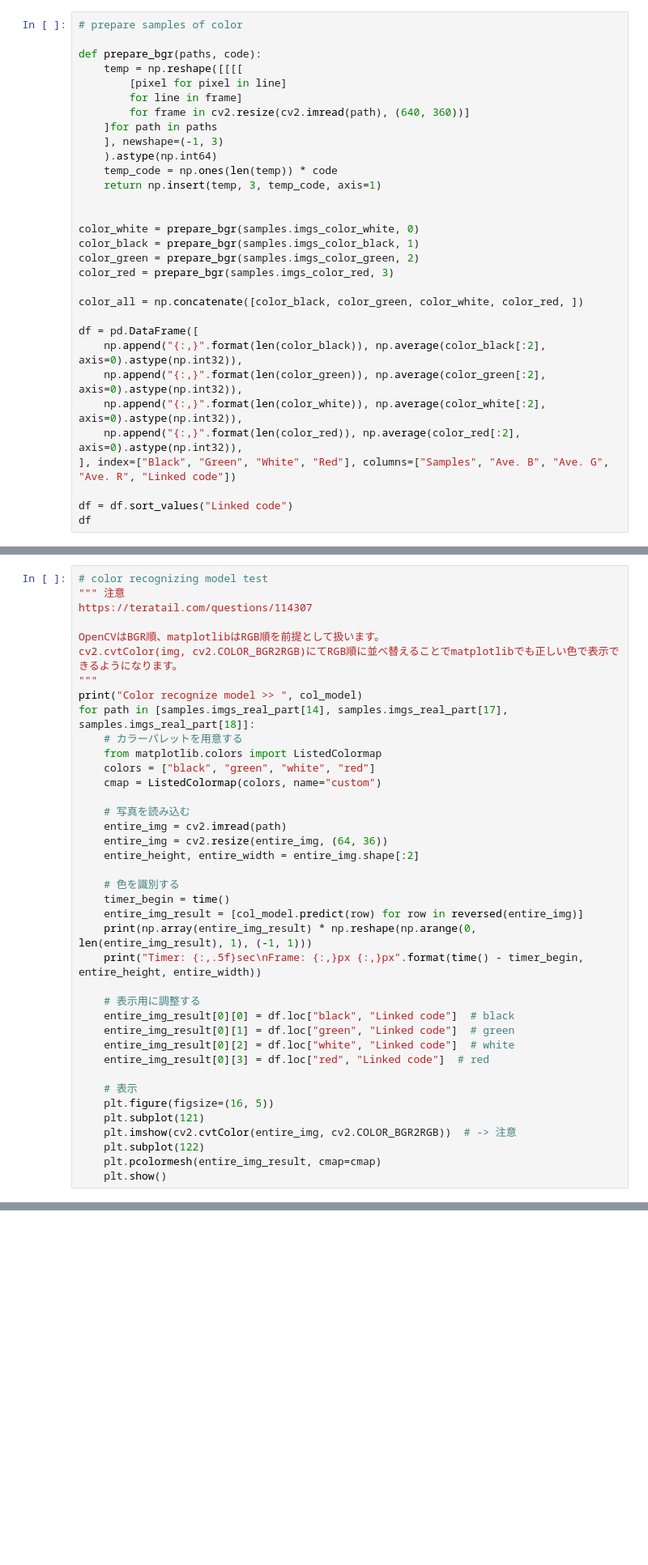
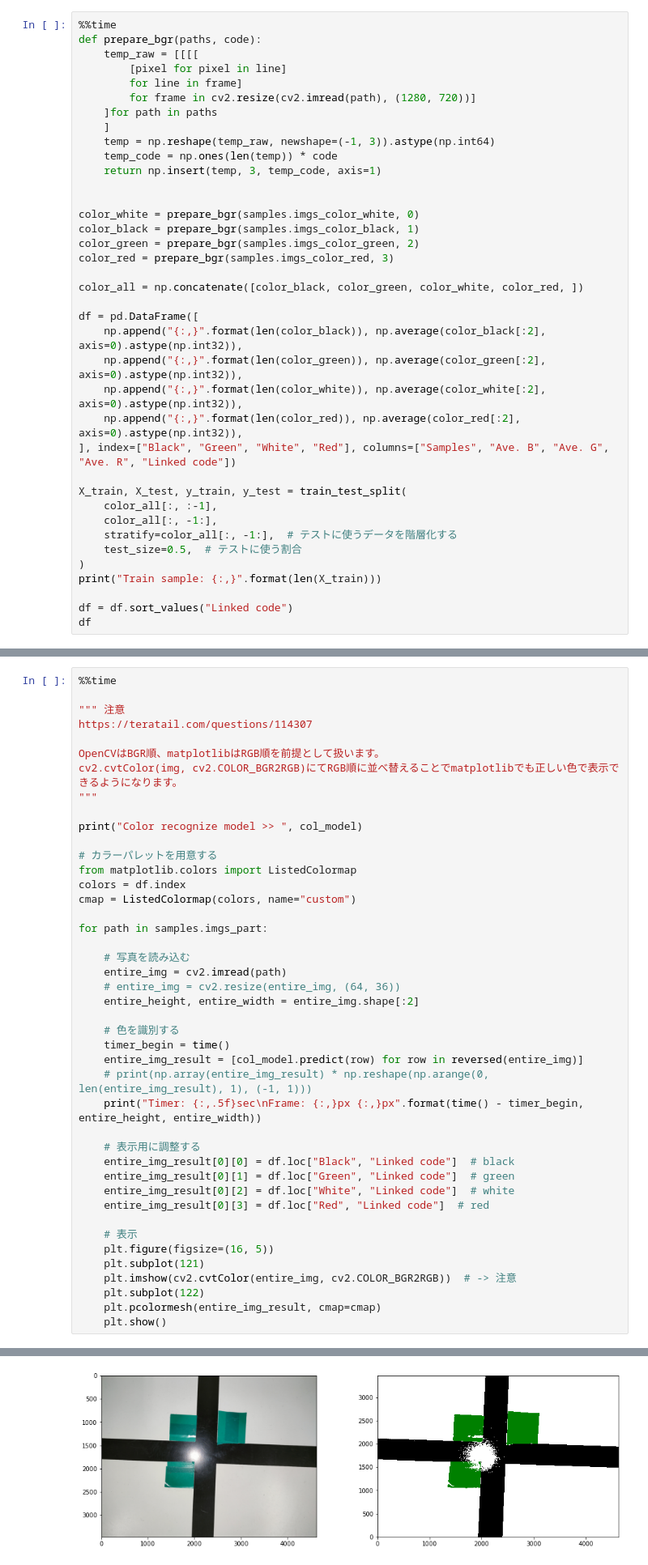
Before and after one commit to hashin2425/RoboCup_Cam, a Jupyter notebook: model_two/make_color.ipynb, the cells around one changed output, grey strips where cells are left out. Shown at 81% size. Saved outputs shown, nothing was run; the diff lists cells and outputs as text; blank space fills up the shorter version.

```diff
--- a/model_two/make_color.ipynb
+++ b/model_two/make_color.ipynb
@@ -66,14 +72,13 @@ samples = Samples_container()
 # %%
-# prepare samples of color
-
+%%time
 def prepare_bgr(paths, code):
-    temp = np.reshape([[[[
+    temp_raw = [[[[
         [pixel for pixel in line]
         for line in frame]
-        for frame in cv2.resize(cv2.imread(path), (640, 360))]
+        for frame in cv2.resize(cv2.imread(path), (1280, 720))]
     ]for path in paths
-    ], newshape=(-1, 3)
-    ).astype(np.int64)
+    ]
+    temp = np.reshape(temp_raw, newshape=(-1, 3)).astype(np.int64)
     temp_code = np.ones(len(temp)) * code
     return np.insert(temp, 3, temp_code, axis=1)
 
@@ -92,5 +97,13 @@ df = pd.DataFrame([
     np.append("{:,}".format(len(color_red)), np.average(color_red[:2], axis=0).astype(np.int32)),
 ], index=["Black", "Green", "White", "Red"], columns=["Samples", "Ave. B", "Ave. G", "Ave. R", "Linked code"])
 
+X_train, X_test, y_train, y_test = train_test_split(
+    color_all[:, :-1],
+    color_all[:, -1:],
+    stratify=color_all[:, -1:],  # テストに使うデータを階層化する
+    test_size=0.5,  # テストに使う割合
+)
+print("Train sample: {:,}".format(len(X_train)))
+
 df = df.sort_values("Linked code")
 df
@@ -117,34 +132,38 @@ print(classification_report(y_test, y_pred))
 # %%
-# color recognizing model test
+%%time
+
 """ 注意
 https://teratail.com/questions/114307
 
 OpenCVはBGR順、matplotlibはRGB順を前提として扱います。
 cv2.cvtColor(img, cv2.COLOR_BGR2RGB)にてRGB順に並べ替えることでmatplotlibでも正しい色で表示できるようになります。
 """
+
 print("Color recognize model >> ", col_model)
-for path in [samples.imgs_real_part[14], samples.imgs_real_part[17], samples.imgs_real_part[18]]:
-    # カラーパレットを用意する
-    from matplotlib.colors import ListedColormap
-    colors = ["black", "green", "white", "red"]
-    cmap = ListedColormap(colors, name="custom")
+
+# カラーパレットを用意する
+from matplotlib.colors import ListedColormap
+colors = df.index
+cmap = ListedColormap(colors, name="custom")
+
+for path in samples.imgs_part:
 
     # 写真を読み込む
     entire_img = cv2.imread(path)
-    entire_img = cv2.resize(entire_img, (64, 36))
+    # entire_img = cv2.resize(entire_img, (64, 36))
     entire_height, entire_width = entire_img.shape[:2]
 
     # 色を識別する
     timer_begin = time()
     entire_img_result = [col_model.predict(row) for row in reversed(entire_img)]
-    print(np.array(entire_img_result) * np.reshape(np.arange(0, len(entire_img_result), 1), (-1, 1)))
+    # print(np.array(entire_img_result) * np.reshape(np.arange(0, len(entire_img_result), 1), (-1, 1)))
     print("Timer: {:,.5f}sec\nFrame: {:,}px {:,}px".format(time() - timer_begin, entire_height, entire_width))
 
     # 表示用に調整する
-    entire_img_result[0][0] = df.loc["black", "Linked code"]  # black
-    entire_img_result[0][1] = df.loc["green", "Linked code"]  # green
-    entire_img_result[0][2] = df.loc["white", "Linked code"]  # white
-    entire_img_result[0][3] = df.loc["red", "Linked code"]  # red
+    entire_img_result[0][0] = df.loc["Black", "Linked code"]  # black
+    entire_img_result[0][1] = df.loc["Green", "Linked code"]  # green
+    entire_img_result[0][2] = df.loc["White", "Linked code"]  # white
+    entire_img_result[0][3] = df.loc["Red", "Linked code"]  # red
 
     # 表示
     plt.figure(figsize=(16, 5))
@@ -153,3 +172,4 @@ for path in [samples.imgs_real_part[14], samples.imgs_real_part[17], samples.img
     plt.subplot(122)
     plt.pcolormesh(entire_img_result, cmap=cmap)
     plt.show()
+# %% [output]
@@ -155,0 +179 @@ for path in [samples.imgs_real_part[14], samples.imgs_real_part[17], samples.img
+[figure, added]
```
Also changed, not shown: parts of 4 cells of this notebook.
